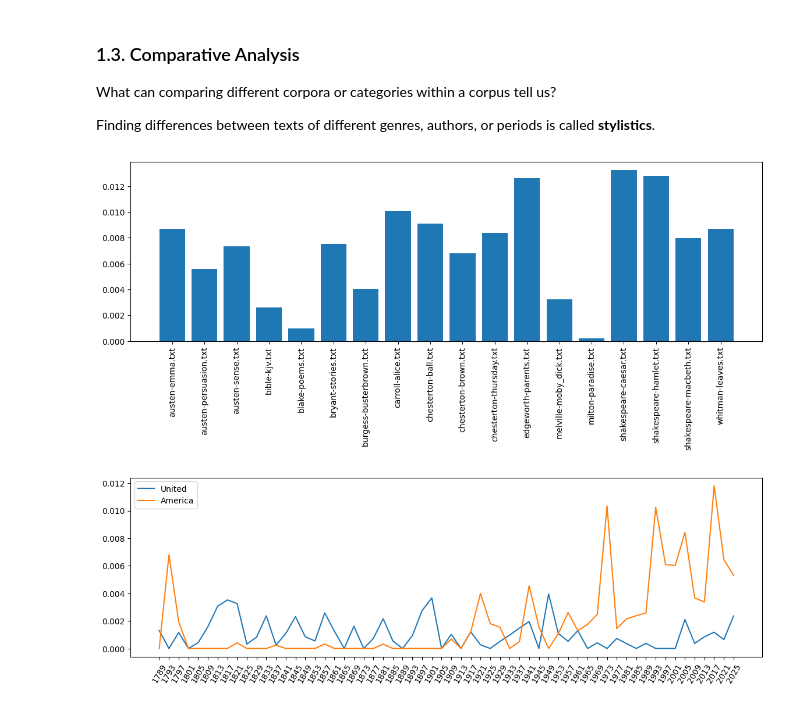
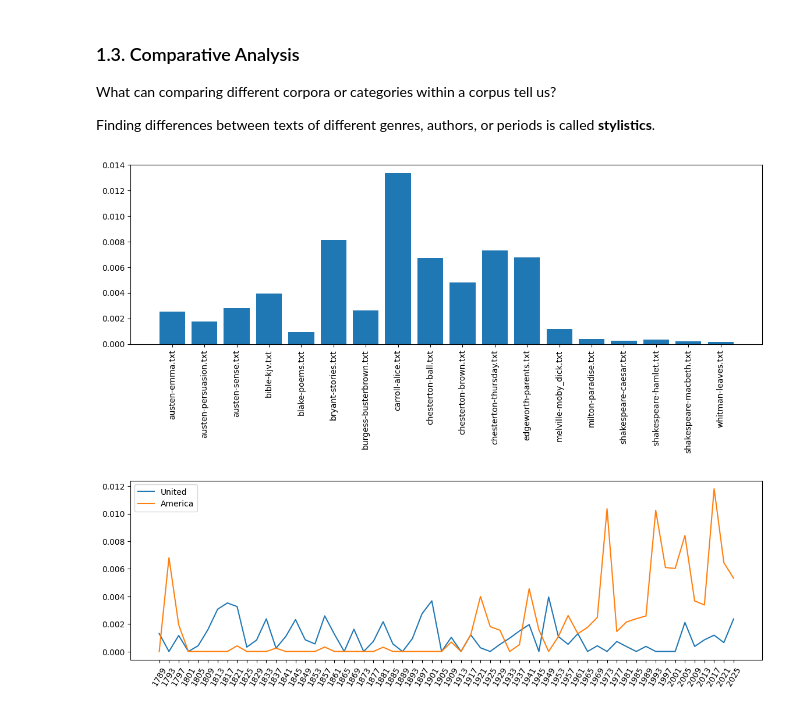
Before and after one commit to JoaquinCardonaRuiz/LanguageAsData, a Jupyter notebook: corpora_complete.ipynb, the cells around one changed output. Saved outputs shown, nothing was run; the diff lists cells and outputs as text; code cells hidden in the pictures.

Commit message:
Updated Gutenberg graph

```diff
--- a/corpora_complete.ipynb
+++ b/corpora_complete.ipynb
@@ -242,17 +242,17 @@ Finding differences between texts of different genres, authors, or periods is ca
 # %%
 # use FreqDist to compute proportions of "said" per Gutenberg file
 fd_gutenberg = []
 for fileid in gutenberg.fileids():
-    proportion = nltk.FreqDist(gutenberg.words(fileid))['you'] / len(gutenberg.words(fileid))
+    proportion = nltk.FreqDist(gutenberg.words(fileid))['said'] / len(gutenberg.words(fileid))
     fd_gutenberg.append(proportion)
 
 # plot the proportion of "said" in each Gutenberg file as a barplot
 plt.figure(figsize=(14,4))
 plt.bar(gutenberg.fileids(), fd_gutenberg)
 plt.xticks(rotation=90)
 plt.show()
 # %% [output]
-[figure, old version]
+[figure, new version]
 # %%
 # use FreqDist to compute counts of "united" and "america" per inaugural address
 
```
Also changed, not shown: parts of 1 cell of this notebook.
